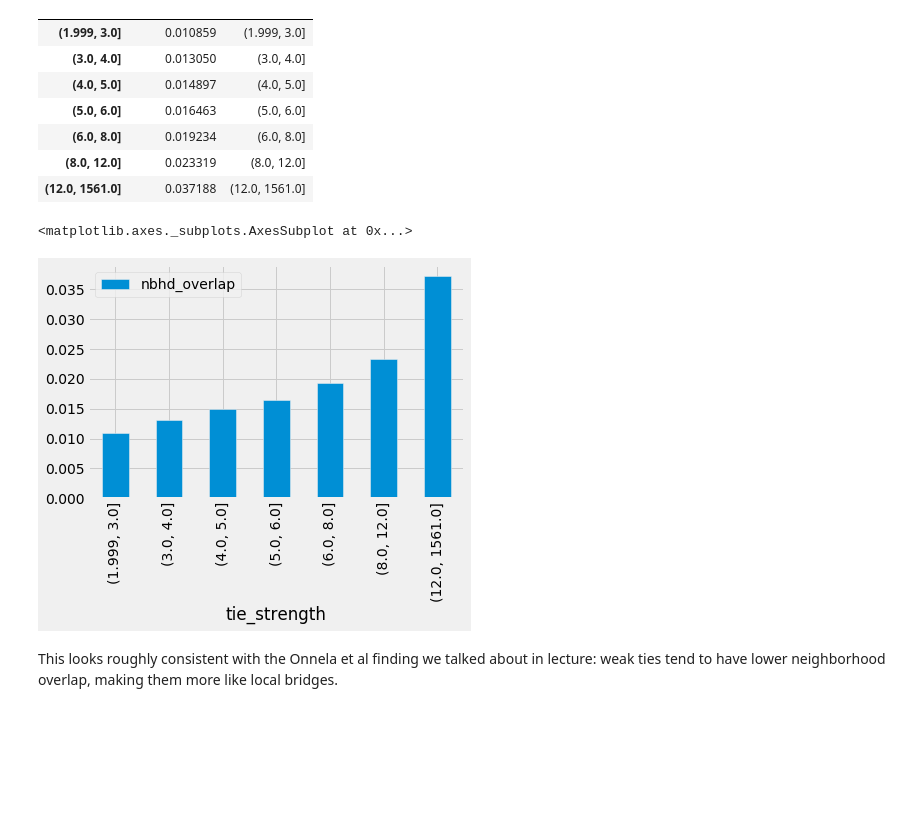
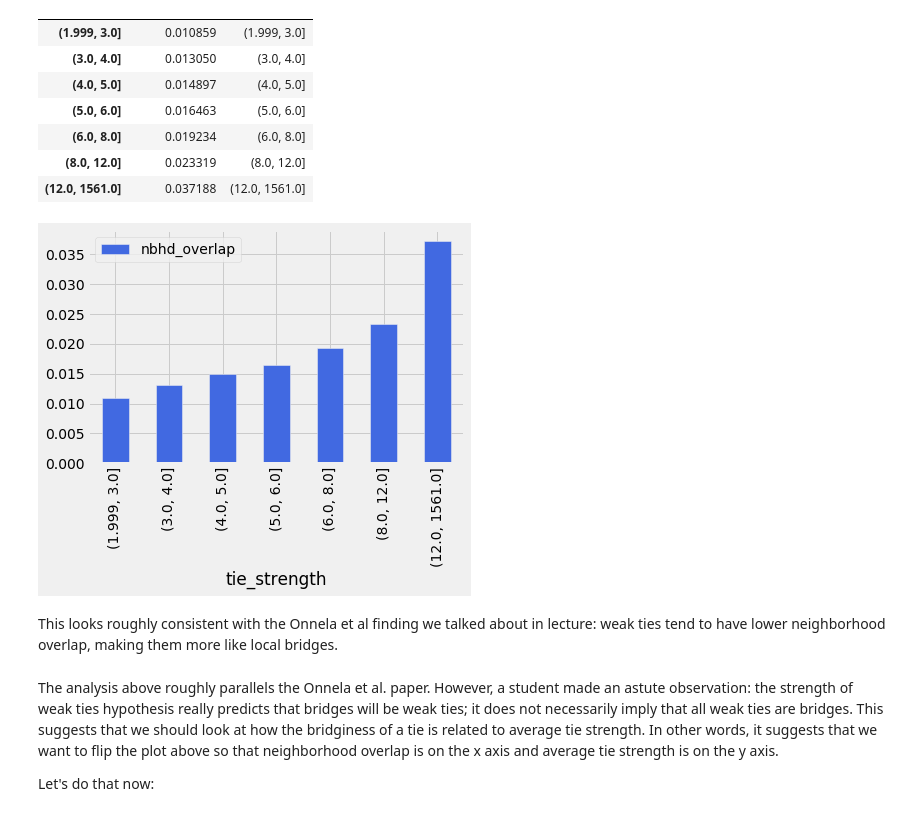
Before and after one commit to dfeehan/demog180-sp2019, a Jupyter notebook: lecture/04_sowt/sowt_wiki_talk.ipynb, the cells around one changed output. Drawn from its saved outputs; the diff is of its cells as text; code cells hidden in the pictures; blank space fills up the shorter version.

```diff
--- a/lecture/04_sowt/sowt_wiki_talk.ipynb
+++ b/lecture/04_sowt/sowt_wiki_talk.ipynb
@@ -199,9 +213,12 @@ net_agg
 | (8.0, 12.0] | 0.023319 | (8.0, 12.0] |
 | (12.0, 1561.0] | 0.037188 | (12.0, 1561.0] |
 # %%
-net_agg.plot(kind='bar', x='tie_strength', y='nbhd_overlap')
+net_agg.plot(kind='bar', x='tie_strength', y='nbhd_overlap', color='royalblue');
 # %% [output]
-<matplotlib.axes._subplots.AxesSubplot at 0x...>
-[figure, old version]
+[figure, new version]
 # %% [markdown]
 This looks roughly consistent with the Onnela et al finding we talked about in lecture: weak ties tend to have lower neighborhood overlap, making them more like local bridges.
+# %% [markdown]
+The analysis above roughly parallels the Onnela et al. paper. However, a student made an astute observation: the strength of weak ties hypothesis really predicts that bridges will be weak ties; it does not necessarily imply that all weak ties are bridges. This suggests that we should look at how the bridginess of a tie is related to average tie strength. In other words, it suggests that we want to flip the plot above so that neighborhood overlap is on the x axis and average tie strength is on the y axis.
+
+Let's do that now:
```
Also changed, not shown: parts of 11 cells of this notebook.
